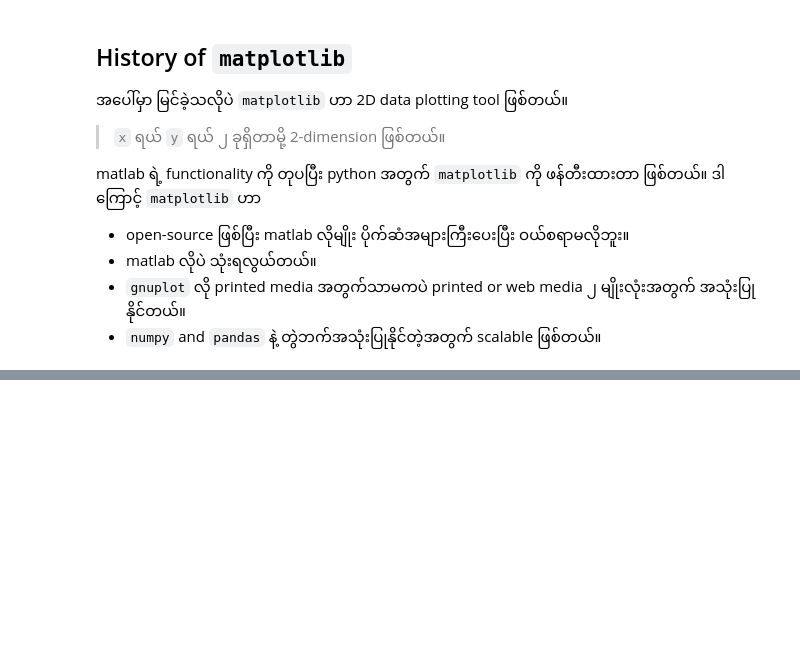
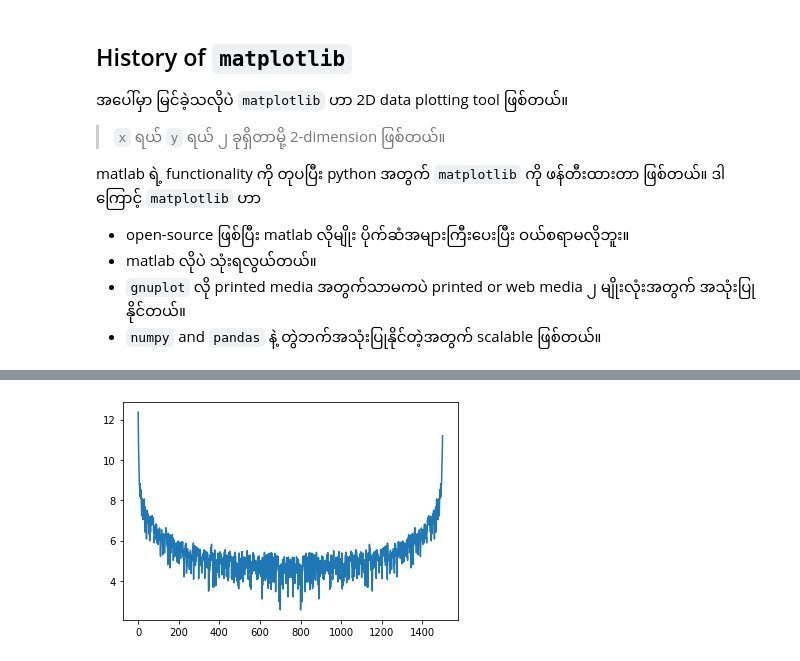
Before and after one commit to neolaw84/data_science_using_python_labs, a Jupyter notebook: week15/01_matplotlib_p1.ipynb, the cells around one changed output, grey strips where cells are left out. Cells and saved outputs as stored; diff of their text form; code cells hidden in the pictures; blank space fills up the shorter version.

```diff
--- a/week15/01_matplotlib_p1.ipynb
+++ b/week15/01_matplotlib_p1.ipynb
@@ -104,0 +173,8 @@ df_X, ds_y = datasets.fetch_california_housing(return_X_y=True, as_frame=True)
+# %%
+from scipy import fft
+close = hist.Close[-NUM_DAYS:].values
+frequencies = fft.fft(close)
+plt.plot(np.log(frequencies))
+plt.show()
+# %% [output]
+[figure, added]
```
Also changed, not shown: parts of 18 cells of this notebook.
